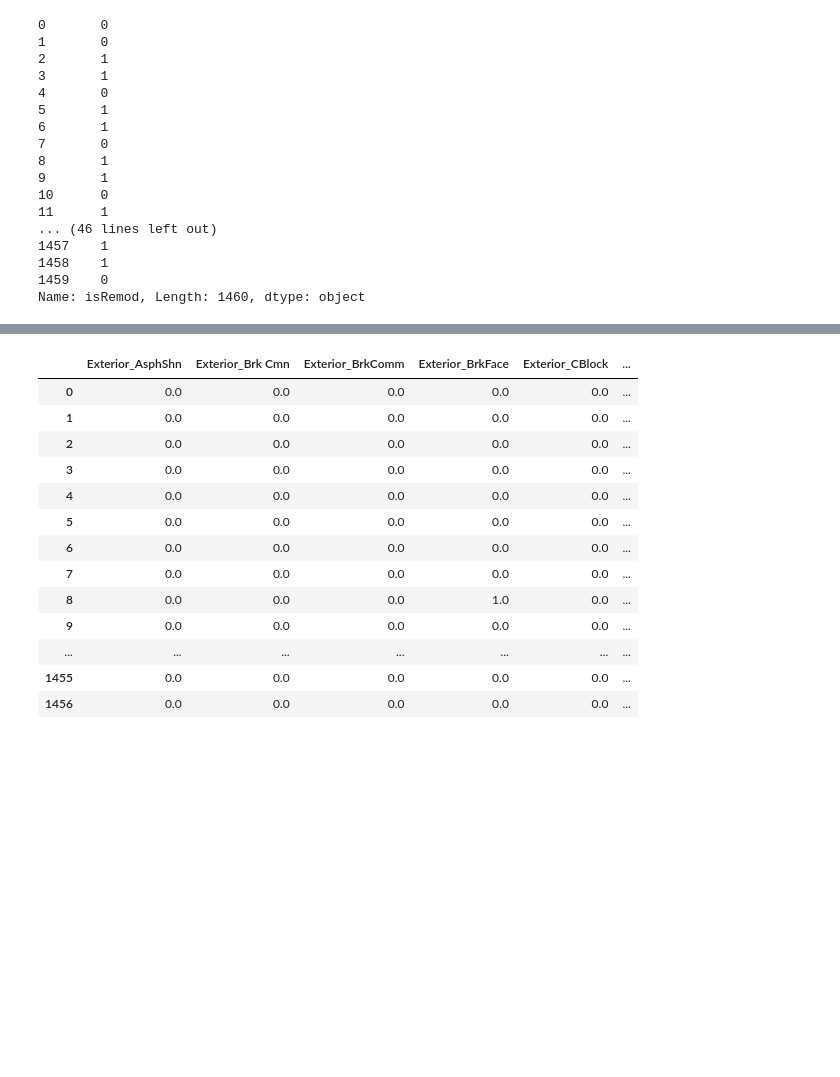
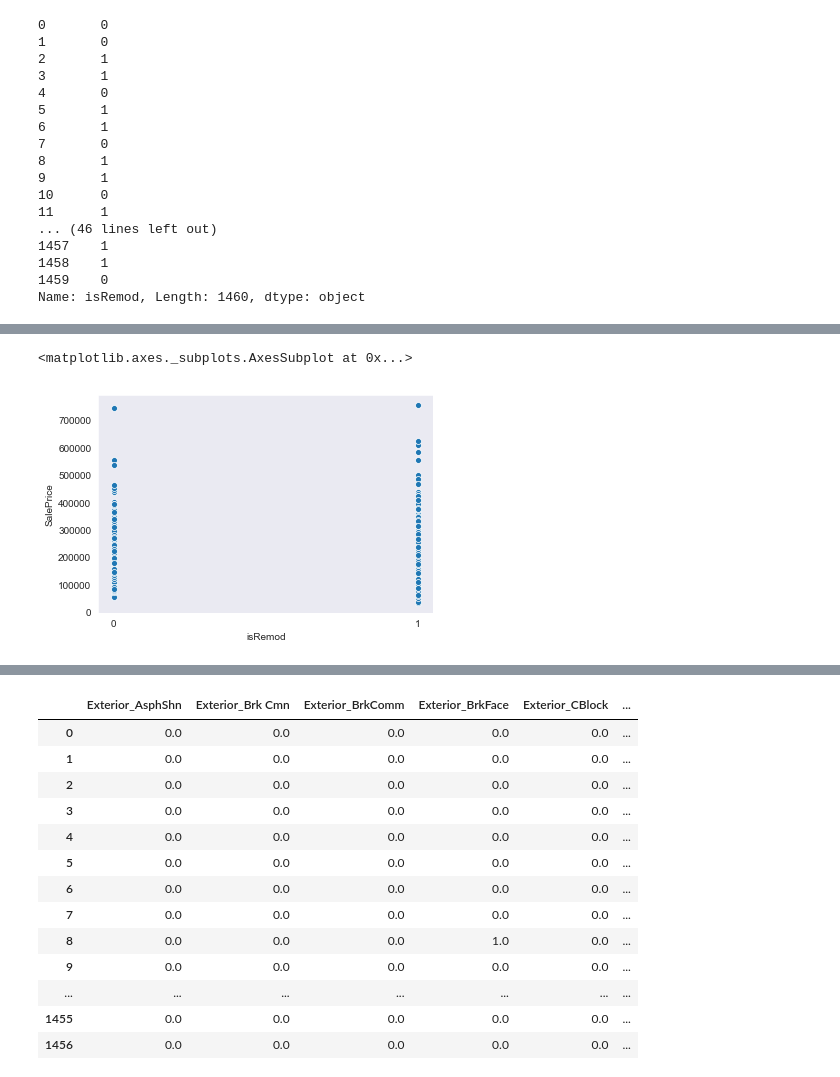
Before and after one commit to chazzy1/nycdsaML, a Jupyter notebook: choi/EDA.ipynb, the cells around one changed output, grey strips where cells are left out. Drawn from its saved outputs; the diff is of its cells as text; code cells hidden in the pictures; blank space fills up the shorter version.

```diff
--- a/choi/EDA.ipynb
+++ b/choi/EDA.ipynb
@@ -94,0 +107,6 @@ Name: isRemod, Length: 1460, dtype: object
+# %%
+train['isRemod'] = np.where(train['YearRemodAdd'] == train['YearBuilt'], '0', '1')
+sns.scatterplot(train['isRemod'],train['SalePrice'])
+# %% [output]
+<matplotlib.axes._subplots.AxesSubplot at 0x...>
+[figure, added]
```
Also changed, not shown: parts of 12 cells of this notebook, 8 other files.
